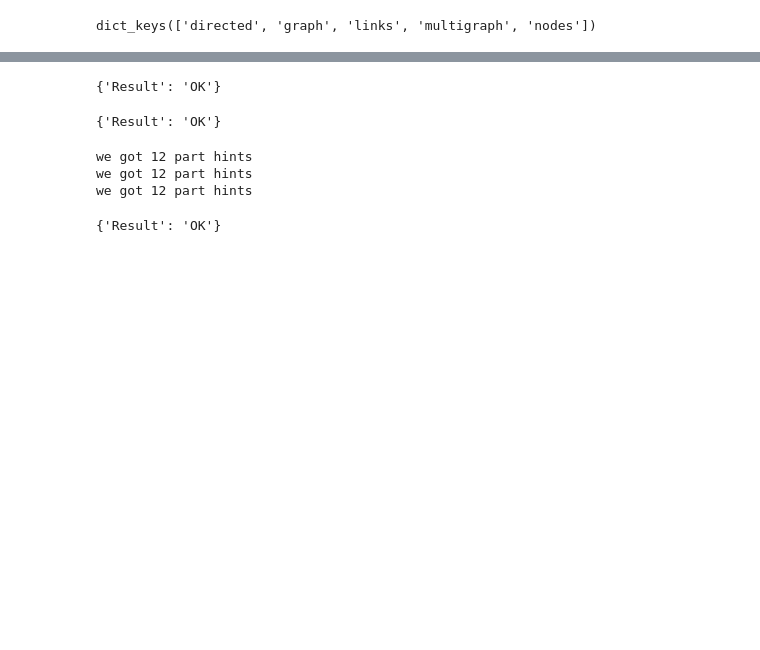
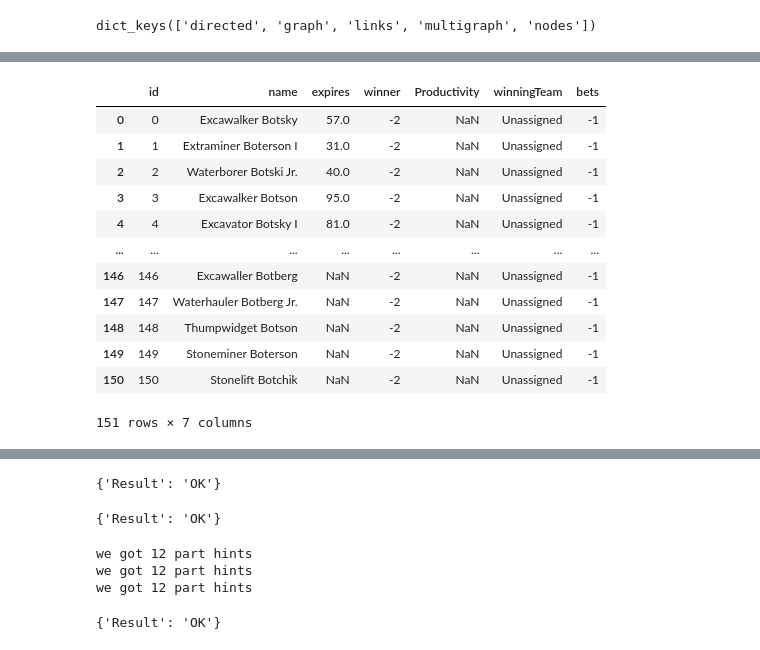
Before and after one commit to eytanadar/si649robogames, a Jupyter notebook: clients/Example.ipynb, the cells around one changed output, grey strips where cells are left out. Saved outputs shown, nothing was run; the diff lists cells and outputs as text; code cells hidden in the pictures; blank space fills up the shorter version.

```diff
--- a/clients/Example.ipynb
+++ b/clients/Example.ipynb
@@ -170,3 +250,19 @@ alt.Chart(predhints_df).mark_point().encode(
 )
 # %% [output]
 [interactive output not drawn]
+# %%
+robots
+# %% [output]
+|  | id | name | expires | winner | Productivity | winningTeam | bets |
+| 0 | 0 | Excawalker Botsky | 57.0 | -2 | NaN | Unassigned | -1 |
+| 1 | 1 | Extraminer Boterson I | 31.0 | -2 | NaN | Unassigned | -1 |
+| 2 | 2 | Waterborer Botski Jr. | 40.0 | -2 | NaN | Unassigned | -1 |
+| 3 | 3 | Excawalker Botson | 95.0 | -2 | NaN | Unassigned | -1 |
+| 4 | 4 | Excavator Botsky I | 81.0 | -2 | NaN | Unassigned | -1 |
+| ... | ... | ... | ... | ... | ... | ... | ... |
+| 146 | 146 | Excawaller Botberg | NaN | -2 | NaN | Unassigned | -1 |
+| 147 | 147 | Waterhauler Botberg Jr. | NaN | -2 | NaN | Unassigned | -1 |
+| 148 | 148 | Thumpwidget Botson | NaN | -2 | NaN | Unassigned | -1 |
+| 149 | 149 | Stoneminer Boterson | NaN | -2 | NaN | Unassigned | -1 |
+| 150 | 150 | Stonelift Botchik | NaN | -2 | NaN | Unassigned | -1 |
+151 rows × 7 columns
```
Also changed, not shown: parts of 21 cells of this notebook, 1 other file.
